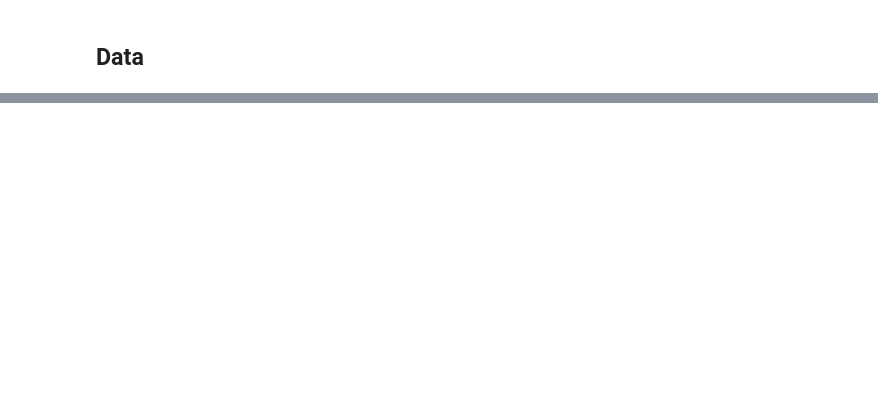
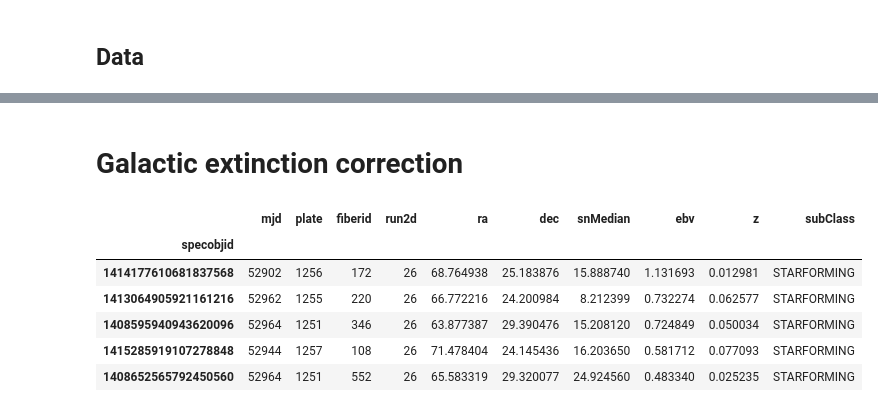
Before and after one commit to ed-ortizm/sdss, a Jupyter notebook: data_prep_illustrations/02_data_prep.ipynb, the cells around one changed output, grey strips where cells are left out. Cells and saved outputs as stored; diff of their text form; code cells hidden in the pictures; blank space fills up the shorter version.

Commit message:
feature: add functionality for each data prep step separated

```diff
--- a/data_prep_illustrations/02_data_prep.ipynb
+++ b/data_prep_illustrations/02_data_prep.ipynb
@@ -270,0 +539,19 @@ sb_2_spec = spectra[sb_2_idx_spec]
+# %% [markdown]
+# Galactic extinction correction
+# %%
+# Find large 'ebv'
+sf_mask = drop_meta_data_df['subClass'] == 'STARFORMING'
+cols = [
+    'mjd', 'plate', 'fiberid', 'run2d', 'ra', 'dec',
+    'snMedian', 'ebv', 'z', 'subClass'
+]
+ebv_df = drop_meta_data_df.loc[sf_mask, cols].sort_values(by='ebv', ascending=False).copy()
+ebv_df.head()
+# %% [output]
+|  | mjd | plate | fiberid | run2d | ra | dec | snMedian | ebv | z | subClass |
+| specobjid |  |  |  |  |  |  |  |  |  |  |
+| 1414177610681837568 | 52902 | 1256 | 172 | 26 | 68.764938 | 25.183876 | 15.888740 | 1.131693 | 0.012981 | STARFORMING |
+| 1413064905921161216 | 52962 | 1255 | 220 | 26 | 66.772216 | 24.200984 | 8.212399 | 0.732274 | 0.062577 | STARFORMING |
+| 1408595940943620096 | 52964 | 1251 | 346 | 26 | 63.877387 | 29.390476 | 15.208120 | 0.724849 | 0.050034 | STARFORMING |
+| 1415285919107278848 | 52944 | 1257 | 108 | 26 | 71.478404 | 24.145436 | 16.203650 | 0.581712 | 0.077093 | STARFORMING |
+| 1408652565792450560 | 52964 | 1251 | 552 | 26 | 65.583319 | 29.320077 | 24.924560 | 0.483340 | 0.025235 | STARFORMING |
```
Also changed, not shown: parts of 55 cells of this notebook.
